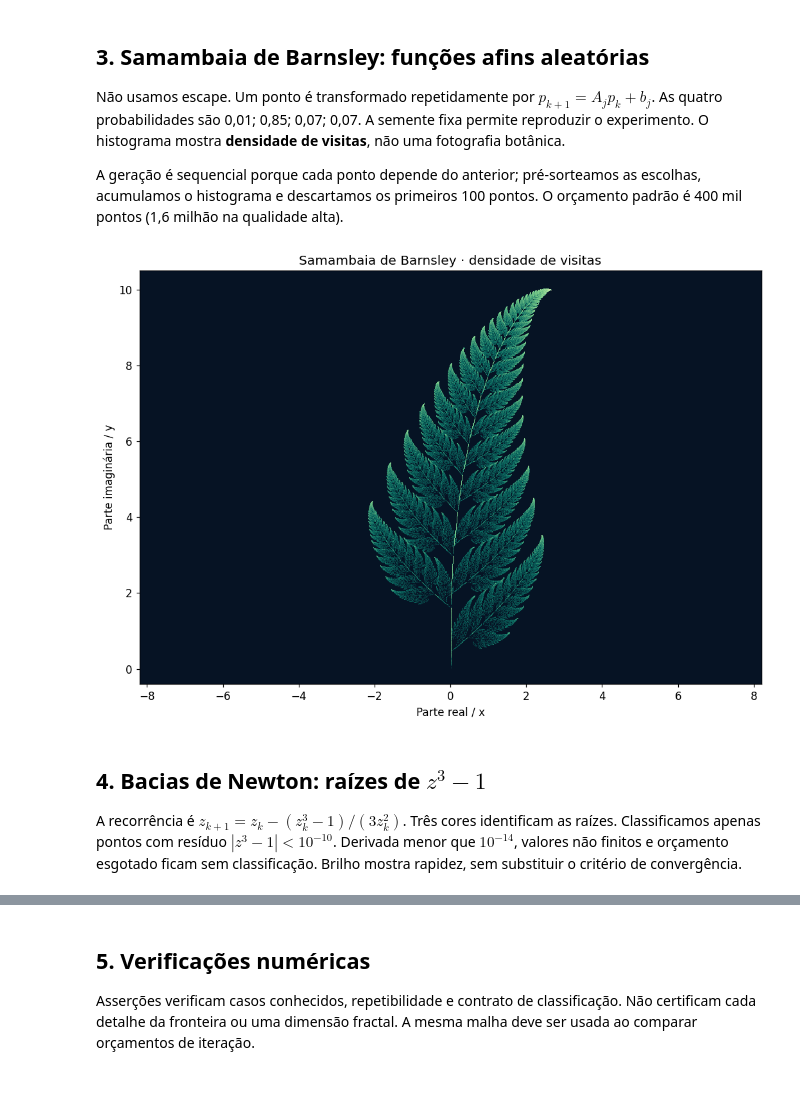
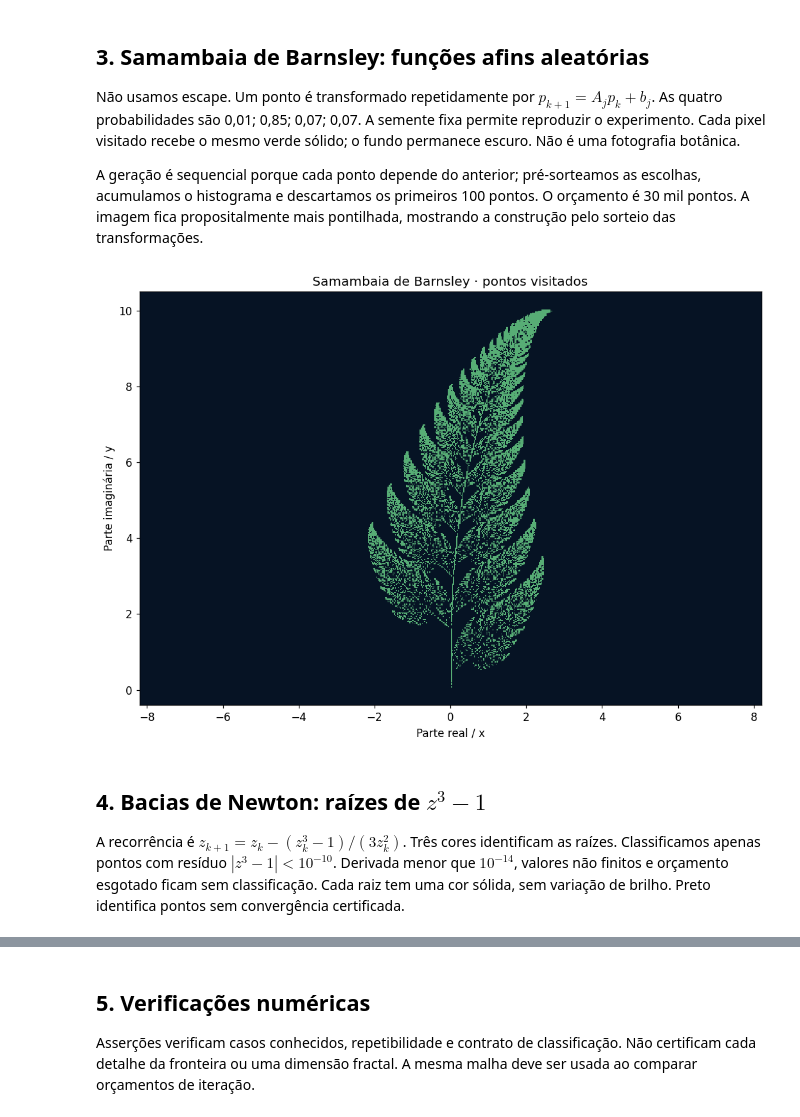
Before and after one commit to luigiscofano/usp-metodos-numericos, a Jupyter notebook: notebooks/08_fractais_exploracao.ipynb, the cells around one changed output, grey strips where cells are left out. Drawn from its saved outputs; the diff is of its cells as text; code cells hidden in the pictures; blank space fills up the shorter version.

```diff
--- a/notebooks/08_fractais_exploracao.ipynb
+++ b/notebooks/08_fractais_exploracao.ipynb
@@ -16,10 +18,13 @@ from time import perf_counter
 import numpy as np
 import matplotlib
 import matplotlib.pyplot as plt
-from matplotlib.colors import LinearSegmentedColormap, ListedColormap
+from matplotlib.colors import ListedColormap
 
-QUALIDADE = "padrao"  # Troque por "alta" para exportação em resolução maior.
-LARGURA, ALTURA = (1800, 1200) if QUALIDADE == "alta" else (900, 600)
+# Orçamento pequeno para estudar e experimentar rapidamente.
+LARGURA, ALTURA = 600, 400
+ITERACOES_ESCAPE = 80
+ITERACOES_NEWTON = 30
+PONTOS_SAMAMBAIA = 30_000
 FIGURAS = Path("figuras_fractais")
 FIGURAS.mkdir(exist_ok=True)
 plt.rcParams.update({"figure.figsize": (10, 6.8), "figure.dpi": 110,
@@ -116,38 +123,38 @@ ship : 0.24 s; não escaparam: 21712
 # %% [markdown]
 ## 3. Samambaia de Barnsley: funções afins aleatórias
-Não usamos escape. Um ponto é transformado repetidamente por $p_{k+1}=A_jp_k+b_j$. As quatro probabilidades são 0,01; 0,85; 0,07; 0,07. A semente fixa permite reproduzir o experimento. O histograma mostra **densidade de visitas**, não uma fotografia botânica.
+Não usamos escape. Um ponto é transformado repetidamente por $p_{k+1}=A_jp_k+b_j$. As quatro probabilidades são 0,01; 0,85; 0,07; 0,07. A semente fixa permite reproduzir o experimento. Cada pixel visitado recebe o mesmo verde sólido; o fundo permanece escuro. Não é uma fotografia botânica.
 
-A geração é sequencial porque cada ponto depende do anterior; pré-sorteamos as escolhas, acumulamos o histograma e descartamos os primeiros 100 pontos. O orçamento padrão é 400 mil pontos (1,6 milhão na qualidade alta).
+A geração é sequencial porque cada ponto depende do anterior; pré-sorteamos as escolhas, acumulamos o histograma e descartamos os primeiros 100 pontos. O orçamento é 30 mil pontos. A imagem fica propositalmente mais pontilhada, mostrando a construção pelo sorteio das transformações.
 # %%
-def samambaia(n=400_000, semente=42):
+def samambaia(n=PONTOS_SAMAMBAIA, semente=42):
     if n < 101:
         raise ValueError("Use pelo menos 101 pontos.")
     rng = np.random.default_rng(semente)
     escolhas = np.searchsorted([.01, .86, .93, 1.0], rng.random(n))
     pontos = np.empty((n, 2))
     x = y = 0.0
     for i, escolha in enumerate(escolhas):
         if escolha == 0:
             x, y = 0.0, .16 * y
         elif escolha == 1:
             x, y = .85 * x + .04 * y, -.04 * x + .85 * y + 1.6
         elif escolha == 2:
             x, y = .2 * x - .26 * y, .23 * x + .22 * y + 1.6
         else:
             x, y = -.15 * x + .28 * y, .26 * x + .24 * y + .44
         pontos[i] = (x, y)
     return pontos[100:]
 
-pontos = samambaia(1_600_000 if QUALIDADE == "alta" else 400_000)
+pontos = samambaia()
 limites_fern = (-8.2, 8.2, -.4, 10.5)
 hist, _, _ = np.histogram2d(pontos[:, 1], pontos[:, 0], bins=(ALTURA, LARGURA),
                             range=[limites_fern[2:], limites_fern[:2]])
-verde = LinearSegmentedColormap.from_list("folha", ["#061324", "#0b6b62", "#7ccd8a", "#e7f3b9"])
-mostrar(np.log1p(hist), limites_fern, "Samambaia de Barnsley · densidade de visitas", "barnsley.png", verde)
+verde = ListedColormap(["#061324", "#57ad75"])
+mostrar(hist > 0, limites_fern, "Samambaia de Barnsley · pontos visitados", "barnsley.png", verde)
 assert int(hist.sum()) == len(pontos)
 # %% [output]
-[figure, old version]
+[figure, new version]
 # %% [markdown]
 ## 4. Bacias de Newton: raízes de $z^3-1$
-A recorrência é $z_{k+1}=z_k-(z_k^3-1)/(3z_k^2)$. Três cores identificam as raízes. Classificamos apenas pontos com resíduo $|z^3-1|<10^{-10}$. Derivada menor que $10^{-14}$, valores não finitos e orçamento esgotado ficam sem classificação. Brilho mostra rapidez, sem substituir o critério de convergência.
+A recorrência é $z_{k+1}=z_k-(z_k^3-1)/(3z_k^2)$. Três cores identificam as raízes. Classificamos apenas pontos com resíduo $|z^3-1|<10^{-10}$. Derivada menor que $10^{-14}$, valores não finitos e orçamento esgotado ficam sem classificação. Cada raiz tem uma cor sólida, sem variação de brilho. Preto identifica pontos sem convergência certificada.
 # %%
```
Also changed, not shown: parts of 7 cells of this notebook, 1 other file.
